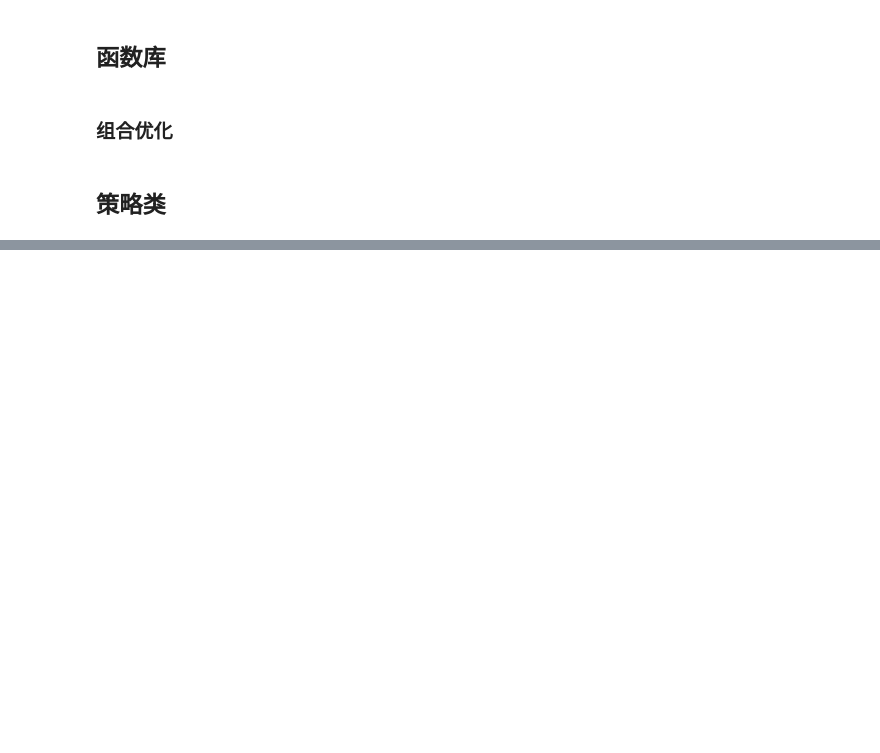
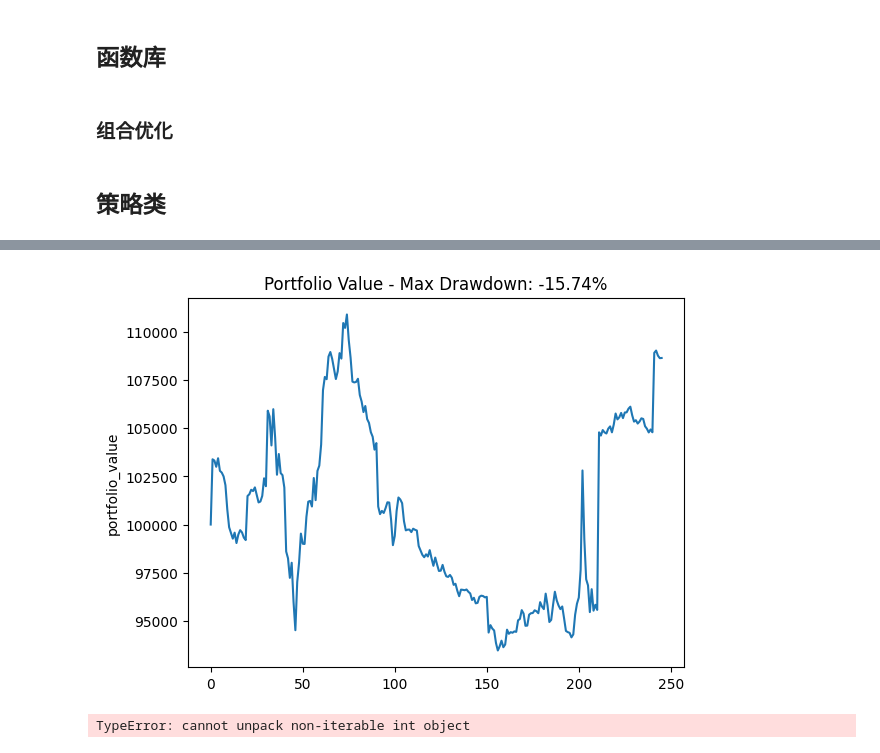
Before and after one commit to Ch1llyPeppe7/MyWay2QT, a Jupyter notebook: main.ipynb, the cells around one changed output, grey strips where cells are left out. Saved outputs shown, nothing was run; the diff lists cells and outputs as text; code cells hidden in the pictures; blank space fills up the shorter version.

```diff
--- a/main.ipynb
+++ b/main.ipynb
@@ -378,6 +379,7 @@ def Estimate(Yield,idxs):
 ## 策略类
 # %%
 import seaborn as sns
+import matplotlib.pyplot as plt
 class Strategy:
     def __init__(self,dflist,startday,initial_money=100000):
         self.backtest=Backtest(dflist[0],dflist[1],startday
@@ -389,7 +391,19 @@ class Strategy:
     def run(self):
         self.backtest.run()
     def show(self):
+        # Plot portfolio value
         sns.lineplot(pd.DataFrame(self.backtest.history)['portfolio_value'])
+
+        # Calculate maximum drawdown
+        portfolio_values = pd.DataFrame(self.backtest.history)['portfolio_value']
+        running_max = portfolio_values.cummax()  # cumulative maximum value
+        drawdown = (portfolio_values - running_max) / running_max  # drawdown from running max
+        max_drawdown = drawdown.min()  # maximum drawdown value
+
+        # Show maximum drawdown on the plot
+        plt.title(f"Portfolio Value - Max Drawdown: {max_drawdown:.2%}")
+        plt.show()
+
 
 
 class MyStrategy(Strategy):
@@ -404,9 +418,8 @@ class MyStrategy(Strategy):
             position_idxs=idxs
         else:
             hist_position=self.backtest.positions
-            histidxs=torch.tensor(hist_position[hist_position>0].index)
+            histidxs=torch.tensor(hist_position[hist_position>0].index,dtype=torch.int32)
             position_idxs=torch.concatenate((histidxs,idxs)).unique()
-
         cov,u=Estimate(Yield,position_idxs)
         p_idxs=position_idxs.cpu().numpy()
         w,sig=cp_maximize_u(cov,u,self.sig)
@@ -432,7 +445,7 @@ class MyStrategy(Strategy):
             for idx,qty in zip(position_idxs,changes):
                 if qty>0:
                     buy_signals[idx]=qty
-        #print("buy",position_idxs,buy_signals)
+
         return buy_signals
 
 
@@ -443,7 +456,12 @@ class MyStrategy(Strategy):
             for idx,qty in zip(position_idxs,changes):
                 if qty<0:
                     sell_signals[idx]=qty
-        #print("sell",position_idxs,sell_signals)
+        else:
+            now_position=self.backtest.positions
+            now_idxs=now_position.index[now_position>0]
+            for idx,prices in zip(now_idxs,self.backtest.prices[now_idxs]):
+                if prices>Clprc.iloc[:,idx].mean()+Clprc.iloc[:,idx].std():
+                    sell_signals[idx]=-now_position[idx]
         return sell_signals
 # %%
 startday='2023-12-01'
@@ -477,0 +472,24 @@ TradingDate
+# %%
+import matplotlib.pyplot as plt
+def show(hist):
+    # Plot portfolio value
+    sns.lineplot(pd.DataFrame(hist)['portfolio_value'])
+
+    # Calculate maximum drawdown
+    portfolio_values = pd.DataFrame(hist)['portfolio_value']
+    running_max = portfolio_values.cummax()  # cumulative maximum value
+    drawdown = (portfolio_values - running_max) / running_max  # drawdown from running max
+    max_drawdown = drawdown.min()  # maximum drawdown value
+
+    # Show maximum drawdown on the plot
+    plt.title(f"Portfolio Value - Max Drawdown: {max_drawdown:.2%}")
+    plt.show()
+hist=backtesting.backtest.history
+show(hist)
+# %% [output]
+[figure, added]
+# %%
+df=backtesting.backtest.positions
+print()
+# %% [output]
+TypeError: cannot unpack non-iterable int object
```
Also changed, not shown: parts of 4 cells of this notebook.
